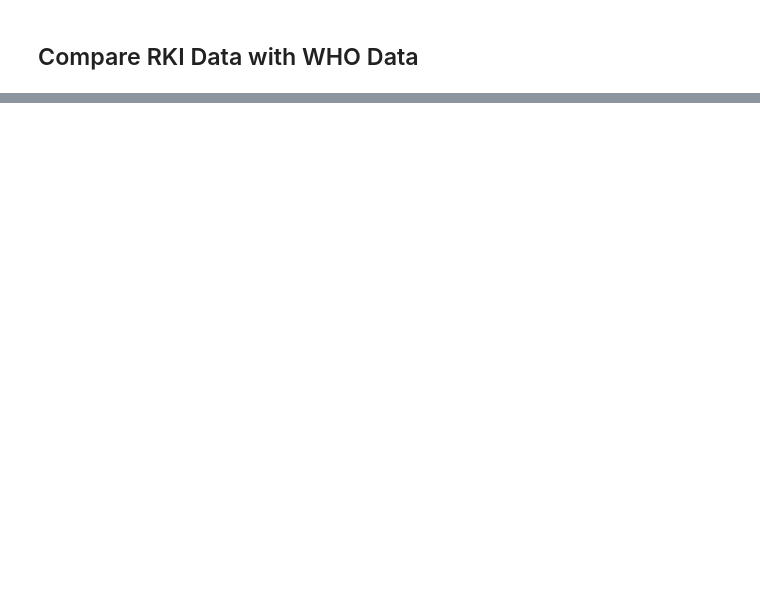
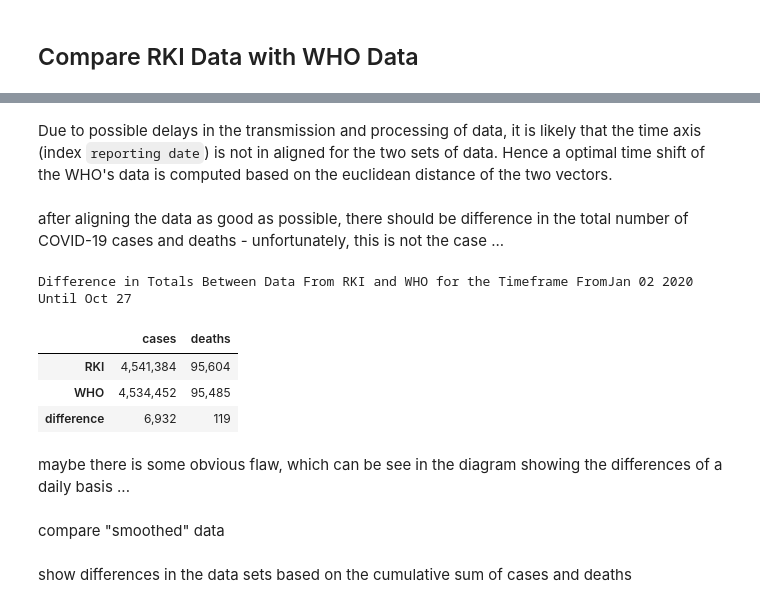
Before and after one commit to runbikeswim/RKI-COVID-15-Data-Sources-Analysis, a Jupyter notebook: RKI_COVID_Data_Comparison.ipynb, the cells around one changed output, grey strips where cells are left out. Cells and saved outputs as stored; diff of their text form; code cells hidden in the pictures; blank space fills up the shorter version.

Commit message:
comparison of data from WHO and RKI at the end

```diff
--- a/RKI_COVID_Data_Comparison.ipynb
+++ b/RKI_COVID_Data_Comparison.ipynb
@@ -269,0 +354,52 @@ r = pd.date_range(start=max(df1.index.min(), df2.index.min()), end=min(df1.index
+# %%
+# define a start and end date that covers all the data available from RKI and WHO
+
+START_DATE = min(RKI_GITHUB_COVID_INFECTIONS_WITHOUT_NEGATIVES["reporting date"].min(),
+                 WHO_COVID_WORLDWIDE[WHO_COVID_WORLDWIDE["country"] == "Germany"].index.min())
+END_DATE = max(RKI_GITHUB_COVID_INFECTIONS_WITHOUT_NEGATIVES["reporting date"].max(),
+                 WHO_COVID_WORLDWIDE[WHO_COVID_WORLDWIDE["country"] == "Germany"].index.max())
+DATE_RANGE = pd.date_range(start=START_DATE, end=END_DATE)
+# %%
+# define DataFrames with identical structure for the data from RKI and WHO on COVID-19 cases and deaths in Germany
+
+RKI_COVID_GERMANY = RKI_GITHUB_COVID_INFECTIONS_WITHOUT_NEGATIVES[["reporting date", "cases", "deaths"]]\
+                        .groupby(by="reporting date").sum().reindex(index=DATE_RANGE)
+WHO_COVID_GERMANY = WHO_COVID_WORLDWIDE[WHO_COVID_WORLDWIDE["country"] == "Germany"][["cases", "deaths"]]\
+                        .reindex(index=DATE_RANGE)
+# %% [markdown]
+Due to possible delays in the transmission and processing of data, it is likely that the time axis (index `reporting date`) is not in aligned for the two sets of data. Hence a optimal time shift of the WHO's data is computed based on the euclidean distance of the two vectors.
+# %%
+# determine best shift (as multiplies of one day) for the WHO-data, so that the euclidean distance for cases and deaths combined is minimal
+window, best_shift, min_distance, x, y =  28, None, float("Inf"), [], []
+for shift in range(-window,window+1):
+    distance = sqrt(np.nansum(np.square((RKI_COVID_GERMANY \
+                                         - WHO_COVID_GERMANY.shift(periods=shift, freq=dt.timedelta(days=1))).values)))
+    x.append(shift)
+    y.append(distance)
+    if distance < min_distance:
+        best_shift, min_distance = shift, distance
+
+px.line(pd.DataFrame(data={"x": x, "y":y}), x="x", y="y",
+                     title=f"Best Shift in Days is {best_shift:+3d} With Minimal Euclidian Distance of {min_distance:11,.2f}",
+                     labels={"y": "euclidean distance", "x": "shift in days"}).show()
+
+WHO_SHIFT = dt.timedelta(days=best_shift)
+WHO_COVID_GERMANY_SHIFTED = WHO_COVID_GERMANY.shift(periods=best_shift, freq=dt.timedelta(days=1)).reindex(index=DATE_RANGE)
+# %% [markdown]
+after aligning the data as good as possible, there should be difference in the total number of COVID-19 cases and deaths - unfortunately, this is not the case ...
+# %%
+print("Difference in Totals Between Data From RKI and WHO for the Timeframe From"\
+        + f"{humanize.naturaldate(START_DATE)} Until {humanize.naturaldate(END_DATE + WHO_SHIFT)}")
+
+df = pd.DataFrame(data=RKI_COVID_GERMANY.loc[START_DATE:END_DATE + WHO_SHIFT].sum().to_dict(), index=["RKI"])
+df = df.append(pd.DataFrame(data=WHO_COVID_GERMANY_SHIFTED.loc[START_DATE:END_DATE + WHO_SHIFT].sum().to_dict(), index=["WHO"]))
+df = df.append(pd.DataFrame((df.iloc[0] - df.iloc[1]).to_dict(), index=["difference"]))
+df.style.format("{:,.0f}")
+# %% [output]
+Difference in Totals Between Data From RKI and WHO for the Timeframe FromJan 02 2020 Until Oct 27
+|  | cases | deaths |
+| RKI | 4,541,384 | 95,604 |
+| WHO | 4,534,452 | 95,485 |
+| difference | 6,932 | 119 |
+# %% [markdown]
+maybe there is some obvious flaw, which can be see in the diagram showing the differences of a daily basis ...
@@ -269,0 +411,2 @@ r = pd.date_range(start=max(df1.index.min(), df2.index.min()), end=min(df1.index
+# %% [markdown]
+compare "smoothed" data
@@ -269,0 +419,2 @@ r = pd.date_range(start=max(df1.index.min(), df2.index.min()), end=min(df1.index
+# %% [markdown]
+show differences in the data sets based on the cumulative sum of cases and deaths
```
Also changed, not shown: parts of 23 cells of this notebook, 1 other file.
